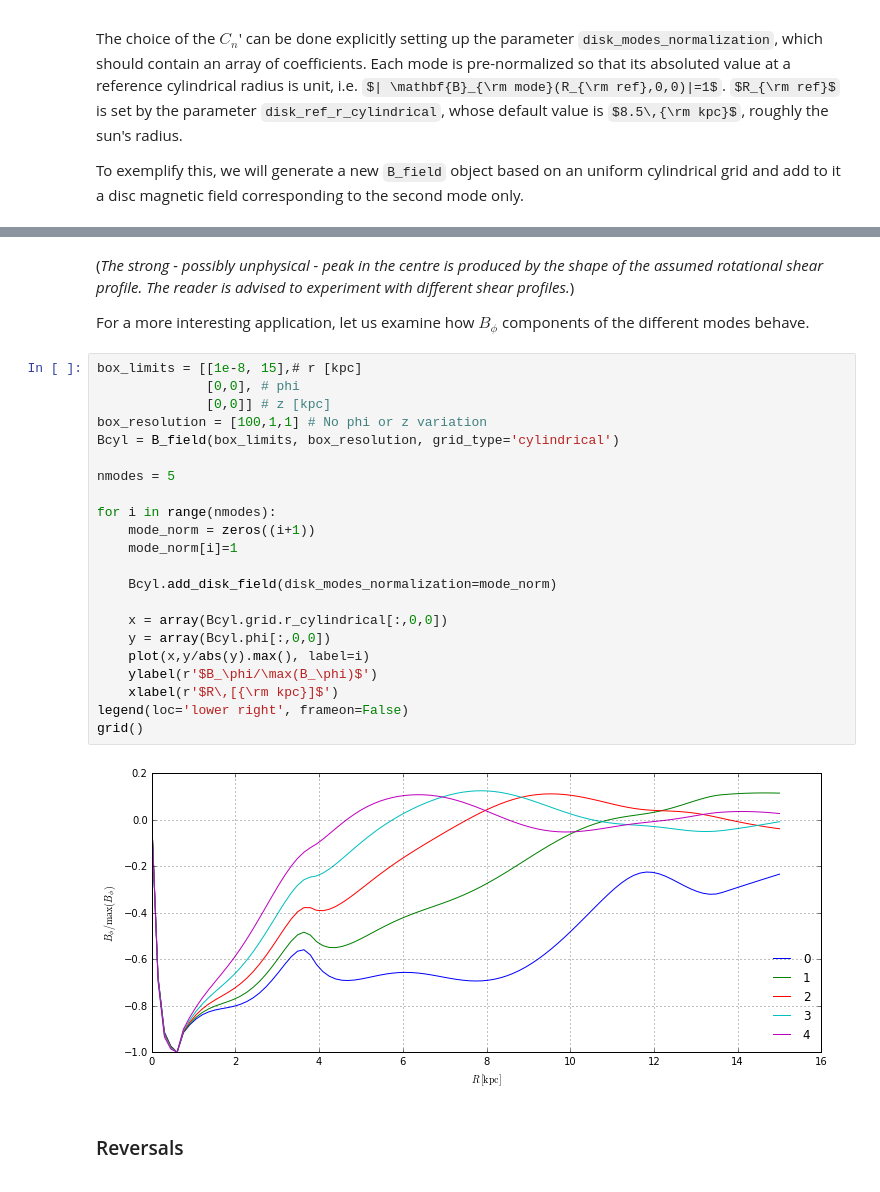
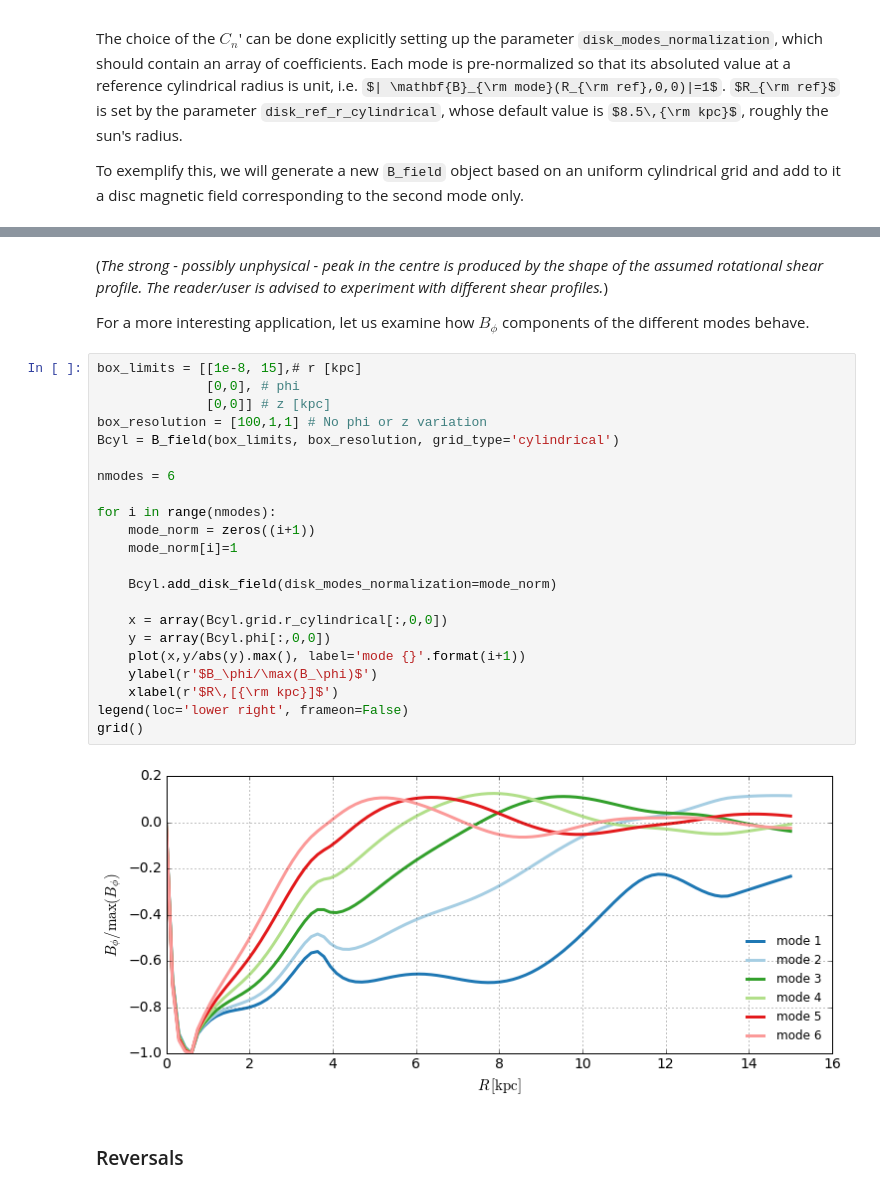
Before and after one commit to luizfelippesr/galmag, a Jupyter notebook: gmf_tool_tutorial.ipynb, the cells around one changed output, grey strips where cells are left out. Saved outputs shown, nothing was run; the diff lists cells and outputs as text; some formulas as TeX source.

```diff
--- a/gmf_tool_tutorial.ipynb
+++ b/gmf_tool_tutorial.ipynb
@@ -238,32 +246,32 @@ grid()
 # %% [markdown]
 (*The strong - possibly unphysical - peak in the centre is produced by the shape of the assumed rotational
-shear profile. The reader is advised to experiment with different shear profiles.*)
+shear profile. The reader/user is advised to experiment with different shear profiles.*)
 
 For a more interesting application, let us examine how $B_\phi$ components of the different modes behave.
 # %%
 box_limits = [[1e-8, 15],# r [kpc]
               [0,0], # phi
               [0,0]] # z [kpc]
 box_resolution = [100,1,1] # No phi or z variation
 Bcyl = B_field(box_limits, box_resolution, grid_type='cylindrical')
 
-nmodes = 5
+nmodes = 6
 
 for i in range(nmodes):
     mode_norm = zeros((i+1))
     mode_norm[i]=1
 
     Bcyl.add_disk_field(disk_modes_normalization=mode_norm)
 
     x = array(Bcyl.grid.r_cylindrical[:,0,0])
     y = array(Bcyl.phi[:,0,0])
-    plot(x,y/abs(y).max(), label=i)
+    plot(x,y/abs(y).max(), label='mode {}'.format(i+1))
     ylabel(r'$B_\phi/\max(B_\phi)$')
     xlabel(r'$R\,[{\rm kpc}]$')
 legend(loc='lower right', frameon=False)
 grid()
 # %% [output]
-[figure, old version]
+[figure, new version]
 # %% [markdown]
 ### Reversals ###
 # %% [markdown]
```
Also changed, not shown: parts of 21 cells of this notebook.
